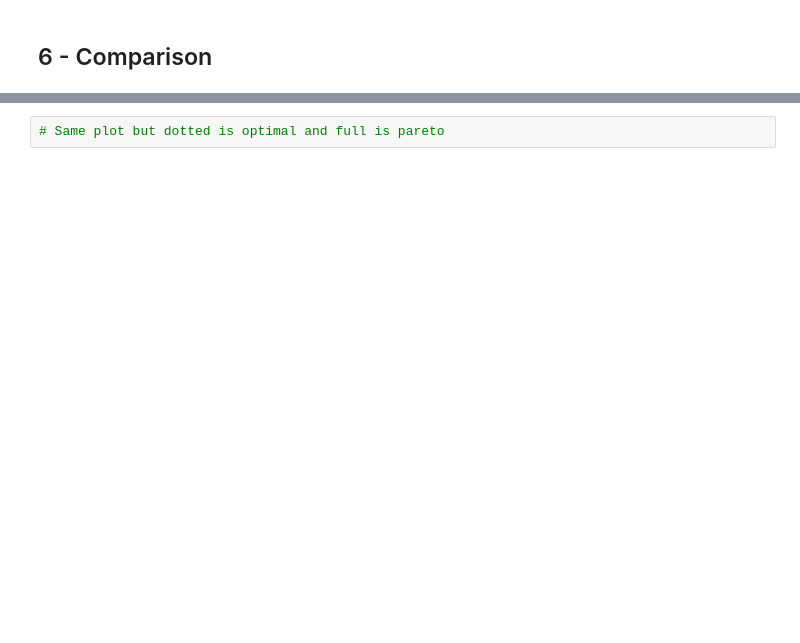
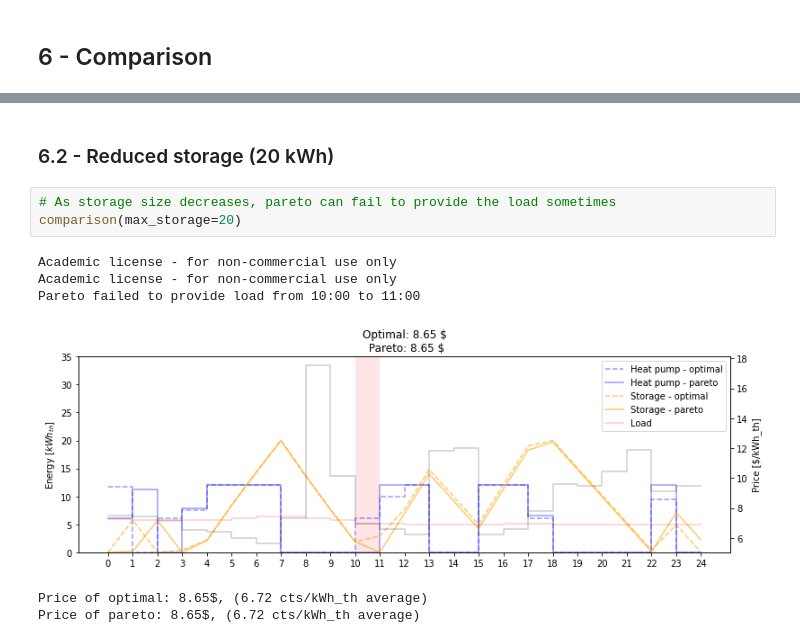
Before and after one commit to thdfw/master_thesis, a Jupyter notebook: data_driven_control/pareto.ipynb, the cells around one changed output, grey strips where cells are left out. Cells and saved outputs as stored; diff of their text form; blank space fills up the shorter version.

```diff
--- a/data_driven_control/pareto.ipynb
+++ b/data_driven_control/pareto.ipynb
@@ -515,2 +590,12 @@ Academic license - for non-commercial use only
+# %% [markdown]
+### 6.2 - Reduced storage (20 kWh)
 # %%
-# Same plot but dotted is optimal and full is pareto
+# As storage size decreases, pareto can fail to provide the load sometimes
+comparison(max_storage=20)
+# %% [output]
+Academic license - for non-commercial use only
+Academic license - for non-commercial use only
+Pareto failed to provide load from 10:00 to 11:00
+[figure, added]
+Price of optimal: 8.65$, (6.72 cts/kWh_th average)
+Price of pareto: 8.65$, (6.72 cts/kWh_th average)
```
Also changed, not shown: parts of 16 cells of this notebook.
